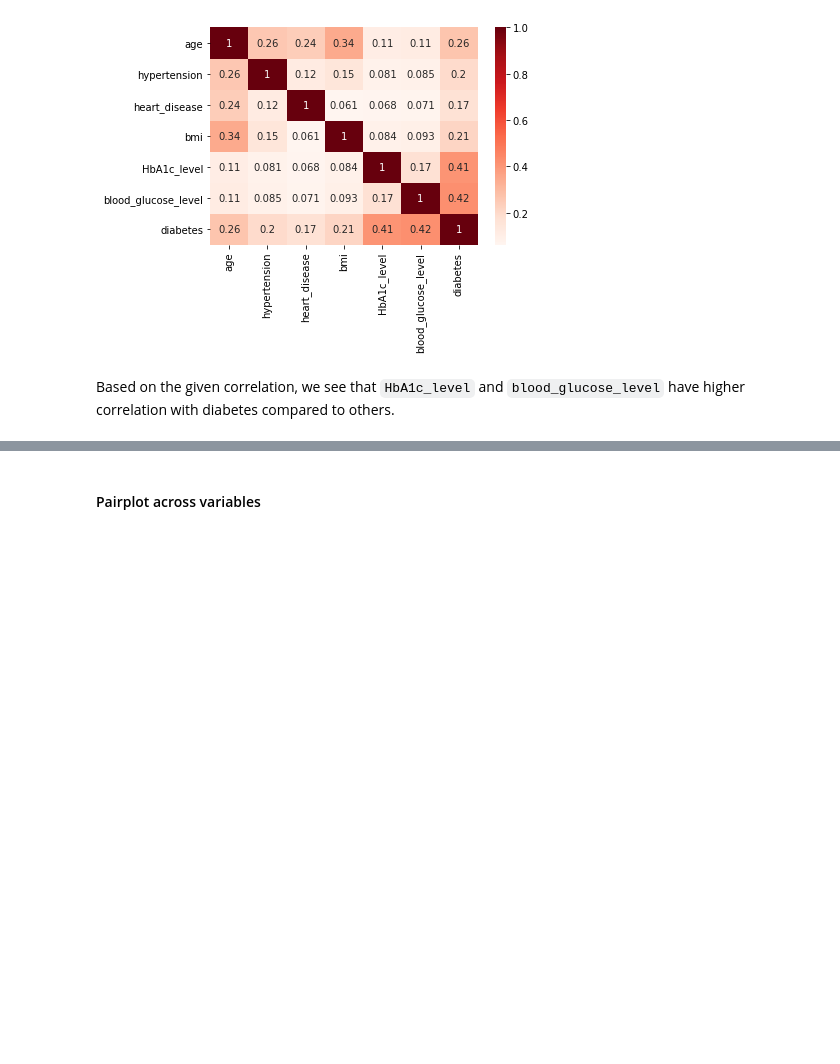
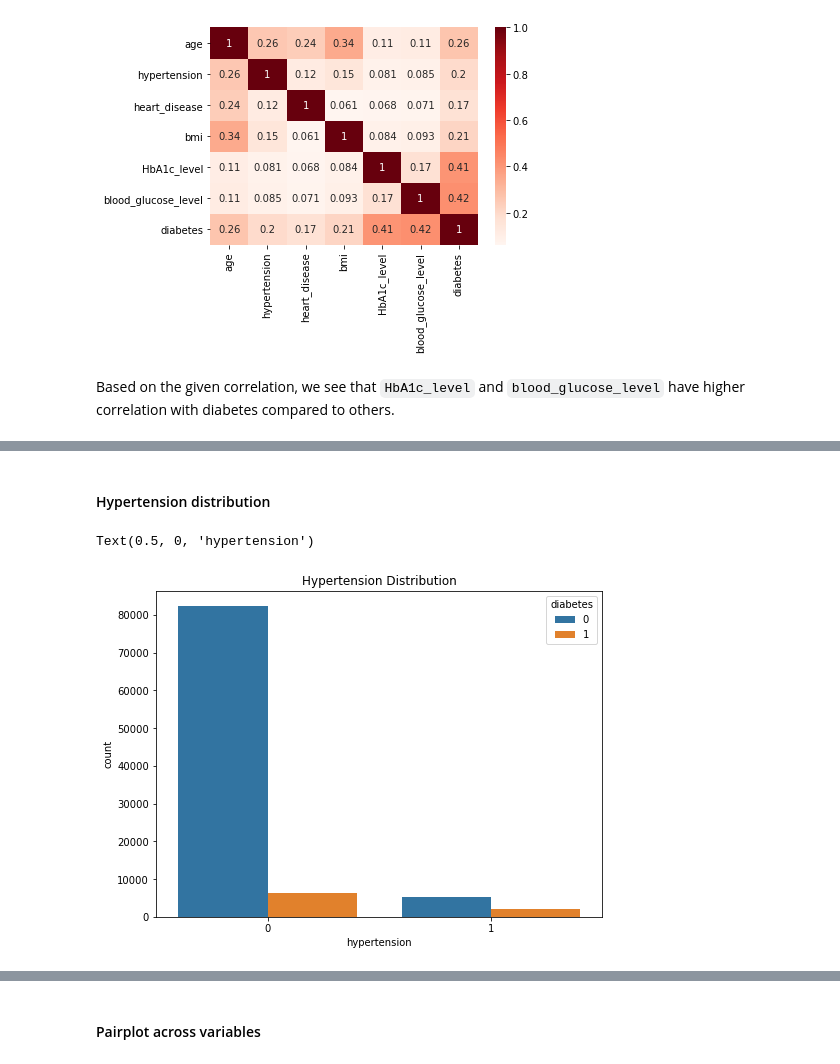
Before and after one commit to pjw0417/Group002-SP23, a Jupyter notebook: FinalProject_Group002-SP23.ipynb, the cells around one changed output, grey strips where cells are left out. Drawn from its saved outputs; the diff is of its cells as text; code cells hidden in the pictures; blank space fills up the shorter version.

```diff
--- a/FinalProject_Group002-SP23.ipynb
+++ b/FinalProject_Group002-SP23.ipynb
@@ -150,0 +187,10 @@ Based on the given correlation, we see that `HbA1c_level` and `blood_glucose_lev
+# %% [markdown]
+#### Hypertension distribution
+# %%
+fig, ax = plt.subplots(figsize=(8, 6))
+sns.countplot(data=df, x='hypertension', hue="diabetes", ax=ax)
+ax.set_title('Hypertension Distribution')
+ax.set_xlabel("hypertension")
+# %% [output]
+Text(0.5, 0, 'hypertension')
+[figure, added]
```
Also changed, not shown: parts of 69 cells of this notebook, 2 other files.
